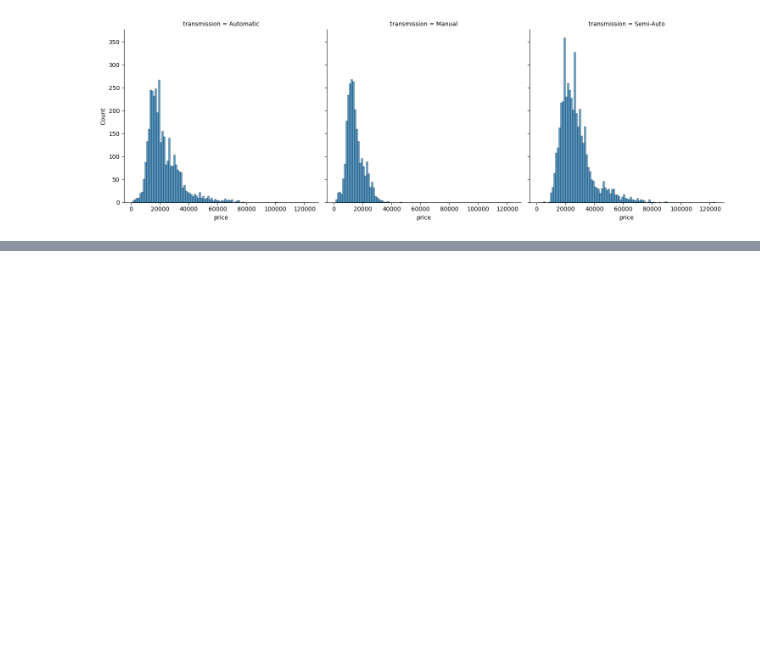
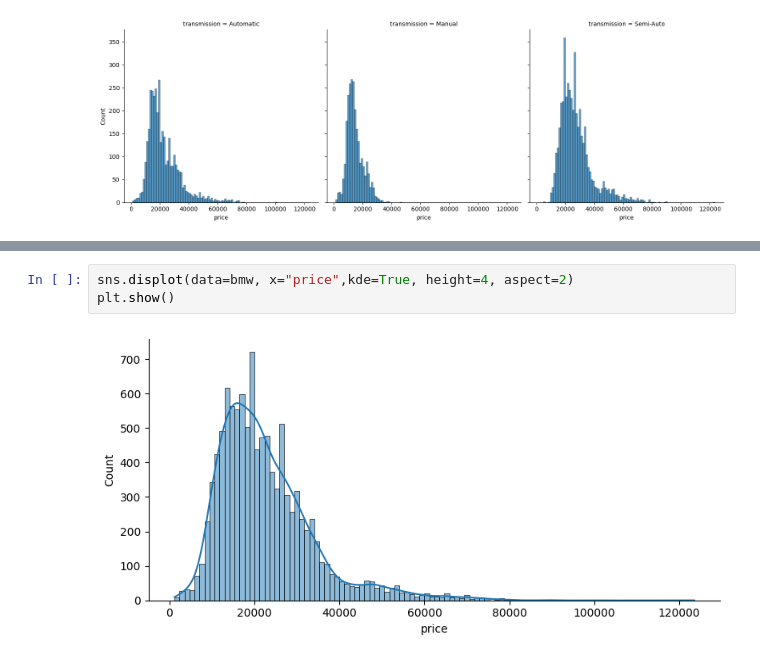
Before and after one commit to baxronovferuz1/DataScience_Np, a Jupyter notebook: Vizualization.ipynb, the cells around one changed output, grey strips where cells are left out. Drawn from its saved outputs; the diff is of its cells as text; blank space fills up the shorter version.

```diff
--- a/Vizualization.ipynb
+++ b/Vizualization.ipynb
@@ -455,0 +461,5 @@ plt.show()
+# %%
+sns.displot(data=bmw, x="price",kde=True, height=4, aspect=2)
+plt.show()
+# %% [output]
+[figure, added]
```
Also changed, not shown: parts of 7 cells of this notebook.
